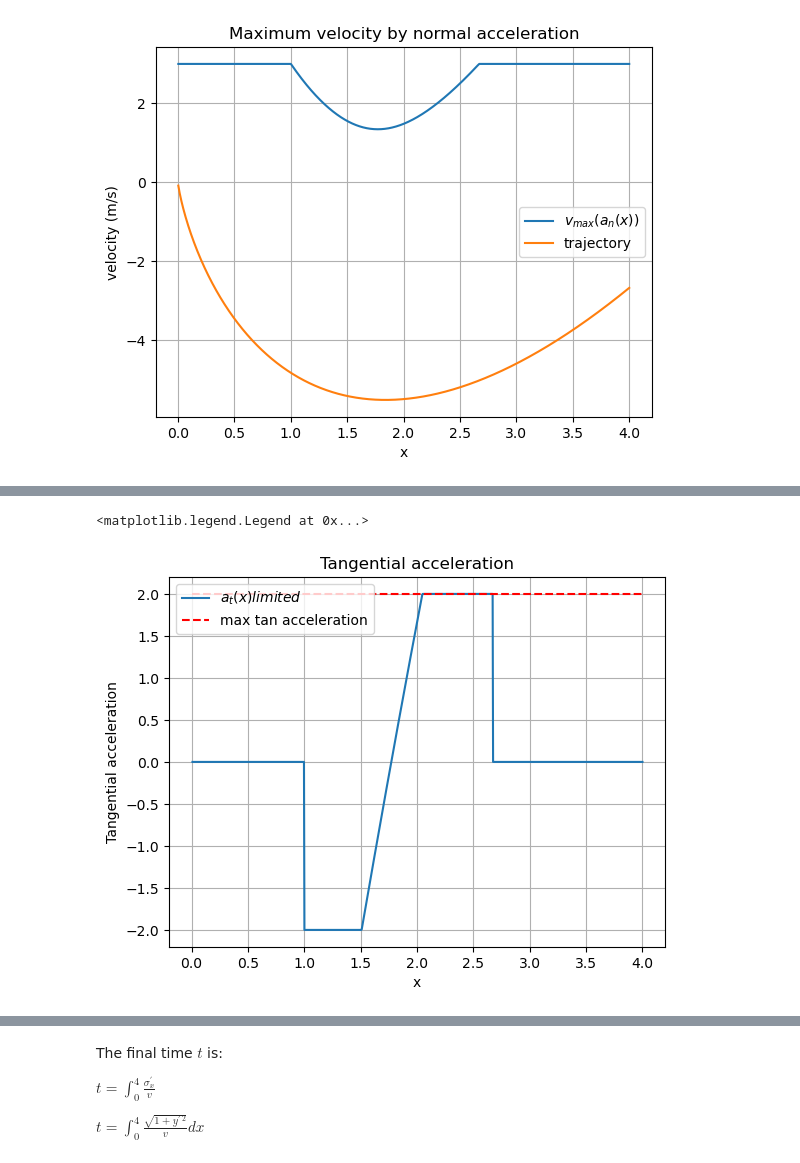
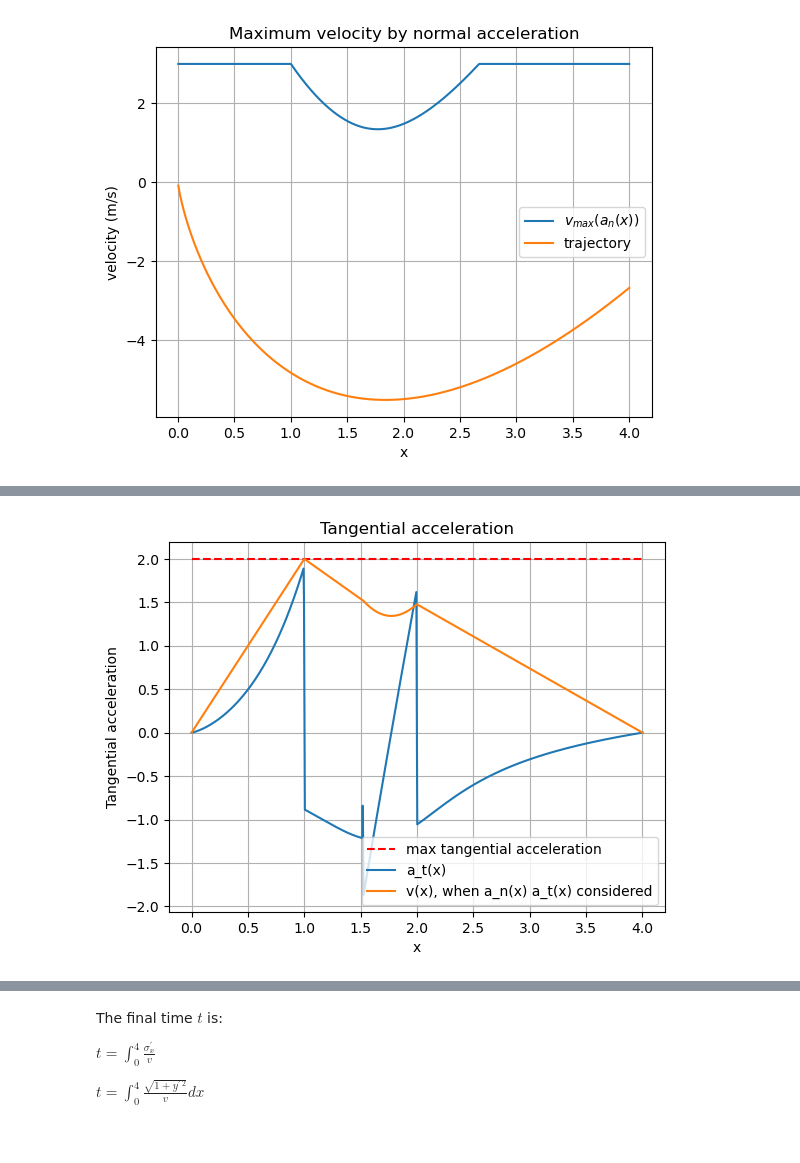
Before and after one commit to Rizo11/Spring22_Theoretical_Mechanics, a Jupyter notebook: big_hw1/main.ipynb, the cells around one changed output, grey strips where cells are left out. Drawn from its saved outputs; the diff is of its cells as text; code cells hidden in the pictures.

```diff
--- a/big_hw1/main.ipynb
+++ b/big_hw1/main.ipynb
@@ -247,0 +261,15 @@ plt.grid()
+# %%
+for j in range(1000):
+    if x[j] < 1:
+        vmax_n[j] = 2*x[j]
+    elif x[j] < 1.52:
+        vmax_n[j] = -0.92*(x[j]-1)+2
+    elif x[j] > 2.0:
+        vmax_n[j] = -0.7384022524192273*x[j] + 2.953609009676909
+
+
+plt.grid()
+plt.plot(x, vmax_n, label="$v_{max} manual approx.$")
+plt.xlabel("x")
+plt.ylabel("v(x)")
+plt.legend()
@@ -248,19 +279,23 @@ plt.grid()
 # %%
-acc_t_max = np.clip(dv_dx * vmax_n / np.sqrt(1 + dy_values**2), a_min=-ATMAX, a_max=ATMAX)
-plt.grid()
-plt.plot(x, acc_t_max, label='$a_t(x) limited$')
+dv_dx = np.gradient(vmax_n, x)
+dy_values = dy(x)
+
+acct = dv_dx * vmax_n / np.sqrt(1 + dy_values**2)
+
 plt.hlines(
     ATMAX,
     XMIN,
     XMAX,
     colors="red",
     linestyles="dashed",
-    label="max tan acceleration",
+    label="max tangential acceleration",
 )
+plt.plot(x, acct, label='a_t(x)')
+plt.plot(x, vmax_n, label='v(x), when a_n(x) a_t(x) considered')
 plt.xlabel("x")
 plt.ylabel("Tangential acceleration")
 plt.title("Tangential acceleration")
 plt.legend()
+plt.grid()
 # %% [output]
-<matplotlib.legend.Legend at 0x...>
-[figure, old version]
+[figure, new version]
```
Also changed, not shown: parts of 35 cells of this notebook, 1 other file.
